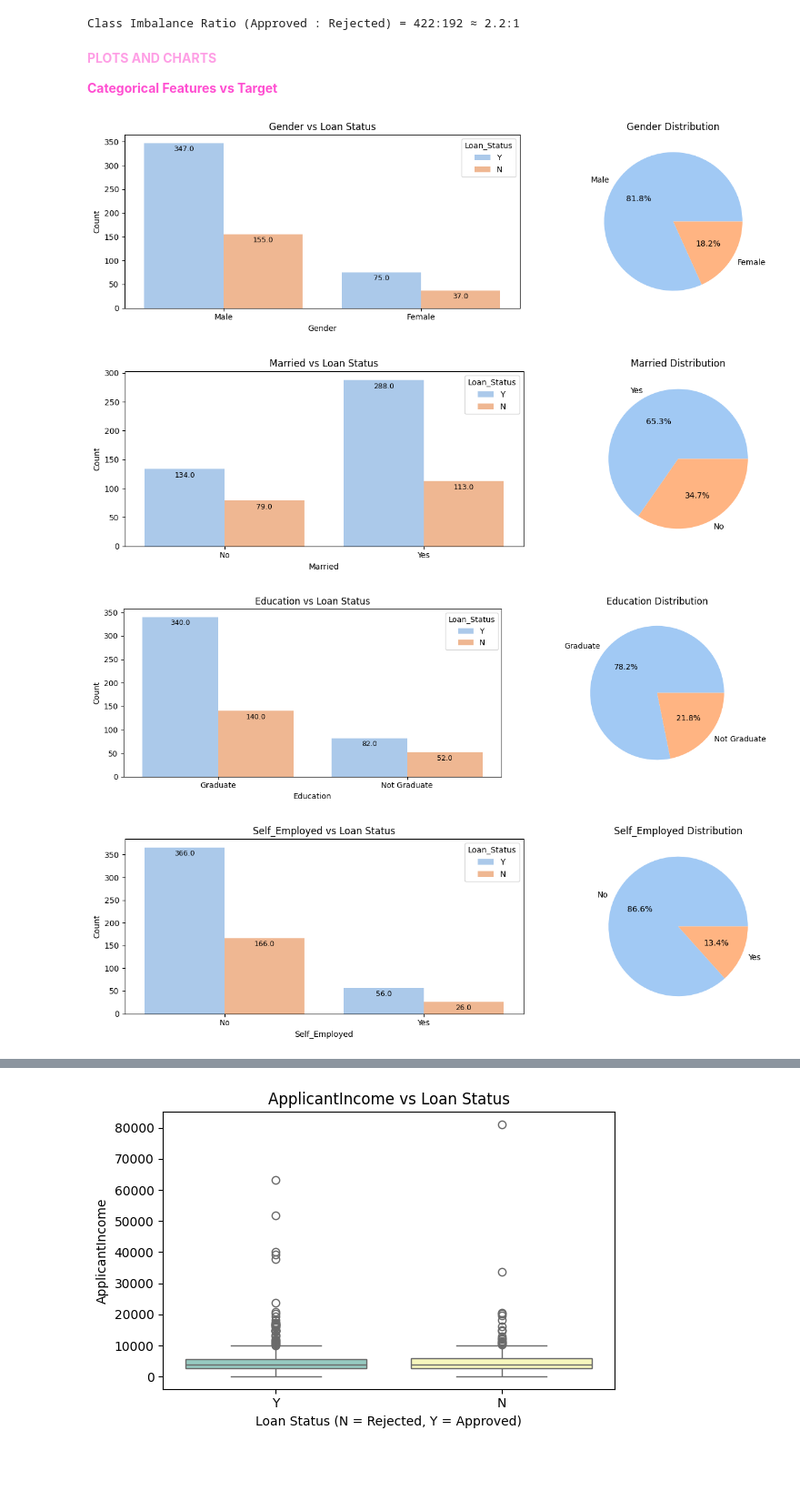
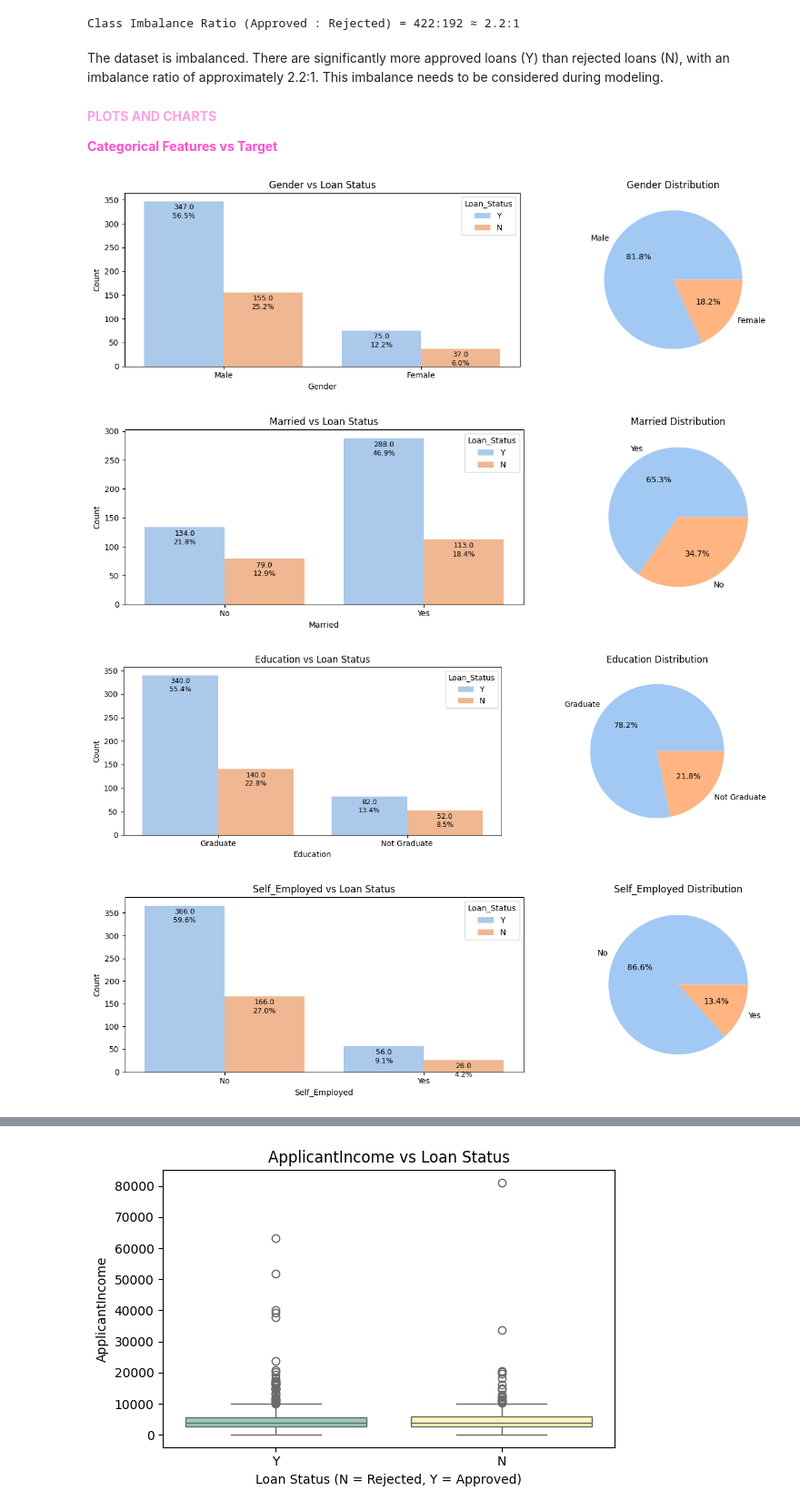
Before and after one commit to anoureddin/mlt_loan_app, a Jupyter notebook: eda_ml_data/notebooks/eda_and_cleaning.ipynb, the cells around one changed output, grey strips where cells are left out. Shown at 91% size. Saved outputs shown, nothing was run; the diff lists cells and outputs as text; code cells hidden in the pictures; blank space fills up the shorter version.

Commit message:
refined visualizations,added insights and trained data.

```diff
--- a/eda_ml_data/notebooks/eda_and_cleaning.ipynb
+++ b/eda_ml_data/notebooks/eda_and_cleaning.ipynb
@@ -476,6 +488,8 @@ print(f"Class Imbalance Ratio (Approved : Rejected) = {count_0}:{count_1} ≈ {r
 # %% [output]
 [figure]
 Class Imbalance Ratio (Approved : Rejected) = 422:192 ≈ 2.2:1
+# %% [markdown]
+The dataset is imbalanced. There are significantly more approved loans (Y) than rejected loans (N), with an imbalance ratio of approximately 2.2:1. This imbalance needs to be considered during modeling.
 # %% [markdown]
 <font color='#fe9fe5'>**PLOTS AND CHARTS**</fond>
 
@@ -483,30 +497,32 @@ Class Imbalance Ratio (Approved : Rejected) = 422:192 ≈ 2.2:1
 # %%
 categorical_cols = ['Gender', 'Married', 'Education', 'Self_Employed', 'Property_Area']
 
 for col in categorical_cols:
     fig, axes = plt.subplots(1, 2, figsize=(14, 4))
 
     # Countplot with Loan_Status hue
     sns.countplot(x=col, hue='Loan_Status', data=df, palette='pastel', ax=axes[0])
     axes[0].set_title(f'{col} vs Loan Status')
     axes[0].set_ylabel('Count')
 
-    # Add annotations on countplot bars
+    # Add annotations (count + percentage)
+    total = len(df)
     for p in axes[0].patches:
         height = p.get_height()
-        axes[0].annotate(f'{height}',
-                         (p.get_x() + p.get_width() / 2., height - 5),
+        percent = f'{100 * height / total:.1f}%'
+        axes[0].annotate(f'{height}\n{percent}',
+                         (p.get_x() + p.get_width() / 2., height-5),
                          ha='center', va='top', fontsize=9)
 
     # Pie chart for overall distribution of the categorical column
     counts = df[col].value_counts()
     axes[1].pie(counts, labels=counts.index, autopct='%1.1f%%', colors=sns.color_palette('pastel', len(counts)))
     axes[1].set_title(f'{col} Distribution')
 
     plt.tight_layout()
     plt.show()
 # %% [output]
-[figure, old version]
+[figure, new version]
-[figure, old version]
+[figure, new version]
-[figure, old version]
+[figure, new version]
-[figure, old version]
+[figure, new version]
```
Also changed, not shown: parts of 24 cells of this notebook.
